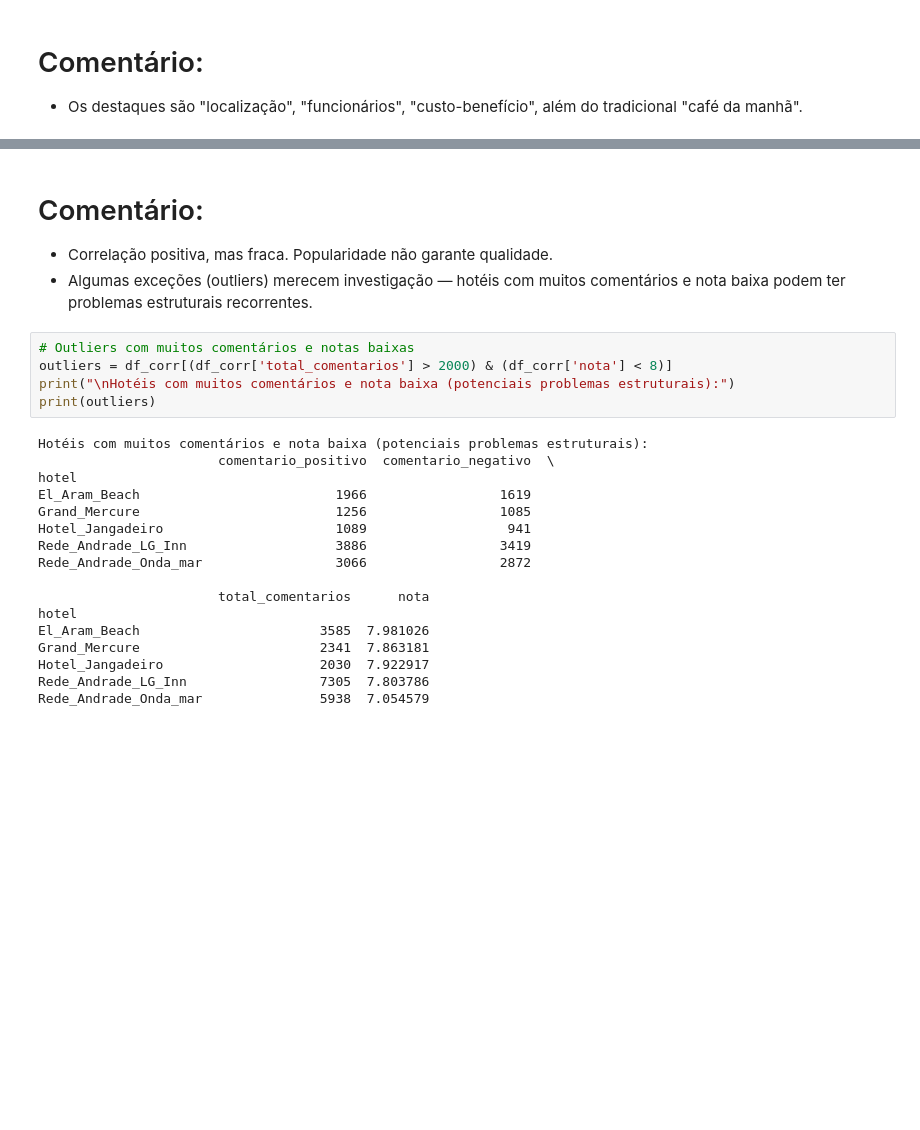
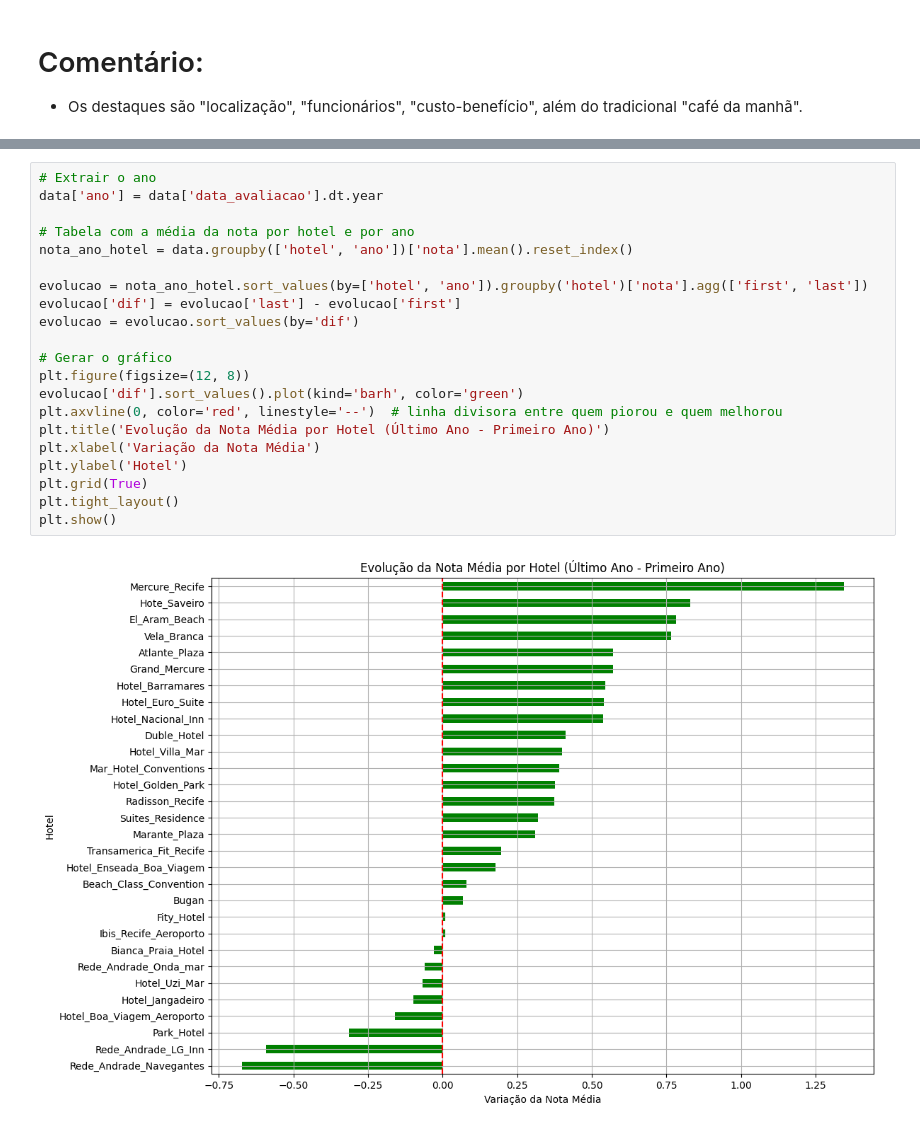
Before and after one commit to vicent777/tcc, a Jupyter notebook: espacializacao_hoteis/analise_exploratoria_20250416.ipynb, the cells around one changed output, grey strips where cells are left out. Drawn from its saved outputs; the diff is of its cells as text; blank space fills up the shorter version.

```diff
--- a/espacializacao_hoteis/analise_exploratoria_20250416.ipynb
+++ b/espacializacao_hoteis/analise_exploratoria_20250416.ipynb
@@ -262,26 +208,23 @@ Correlacao entre nota media e quantidade de comentarios: 0.18
-# %% [markdown]
-# Comentário:
-- Correlação positiva, mas fraca. Popularidade não garante qualidade.
-- Algumas exceções (outliers) merecem investigação — hotéis com muitos comentários e nota baixa podem ter problemas estruturais recorrentes.
-# %%
-# Outliers com muitos comentários e notas baixas
-outliers = df_corr[(df_corr['total_comentarios'] > 2000) & (df_corr['nota'] < 8)]
-print("\nHotéis com muitos comentários e nota baixa (potenciais problemas estruturais):")
-print(outliers)
-# %% [output]
-Hotéis com muitos comentários e nota baixa (potenciais problemas estruturais):
-                       comentario_positivo  comentario_negativo  \
-hotel
-El_Aram_Beach                         1966                 1619
-Grand_Mercure                         1256                 1085
-Hotel_Jangadeiro                      1089                  941
-Rede_Andrade_LG_Inn                   3886                 3419
-Rede_Andrade_Onda_mar                 3066                 2872
-
-                       total_comentarios      nota
-hotel
-El_Aram_Beach                       3585  7.981026
-Grand_Mercure                       2341  7.863181
-Hotel_Jangadeiro                    2030  7.922917
-Rede_Andrade_LG_Inn                 7305  7.803786
-Rede_Andrade_Onda_mar               5938  7.054579
+# %%
+# Extrair o ano
+data['ano'] = data['data_avaliacao'].dt.year
+
+# Tabela com a média da nota por hotel e por ano
+nota_ano_hotel = data.groupby(['hotel', 'ano'])['nota'].mean().reset_index()
+
+evolucao = nota_ano_hotel.sort_values(by=['hotel', 'ano']).groupby('hotel')['nota'].agg(['first', 'last'])
+evolucao['dif'] = evolucao['last'] - evolucao['first']
+evolucao = evolucao.sort_values(by='dif')
+
+# Gerar o gráfico
+plt.figure(figsize=(12, 8))
+evolucao['dif'].sort_values().plot(kind='barh', color='green')
+plt.axvline(0, color='red', linestyle='--')  # linha divisora entre quem piorou e quem melhorou
+plt.title('Evolução da Nota Média por Hotel (Último Ano - Primeiro Ano)')
+plt.xlabel('Variação da Nota Média')
+plt.ylabel('Hotel')
+plt.grid(True)
+plt.tight_layout()
+plt.show()
+# %% [output]
+[figure, added]
```
Also changed, not shown: parts of 15 cells of this notebook.
